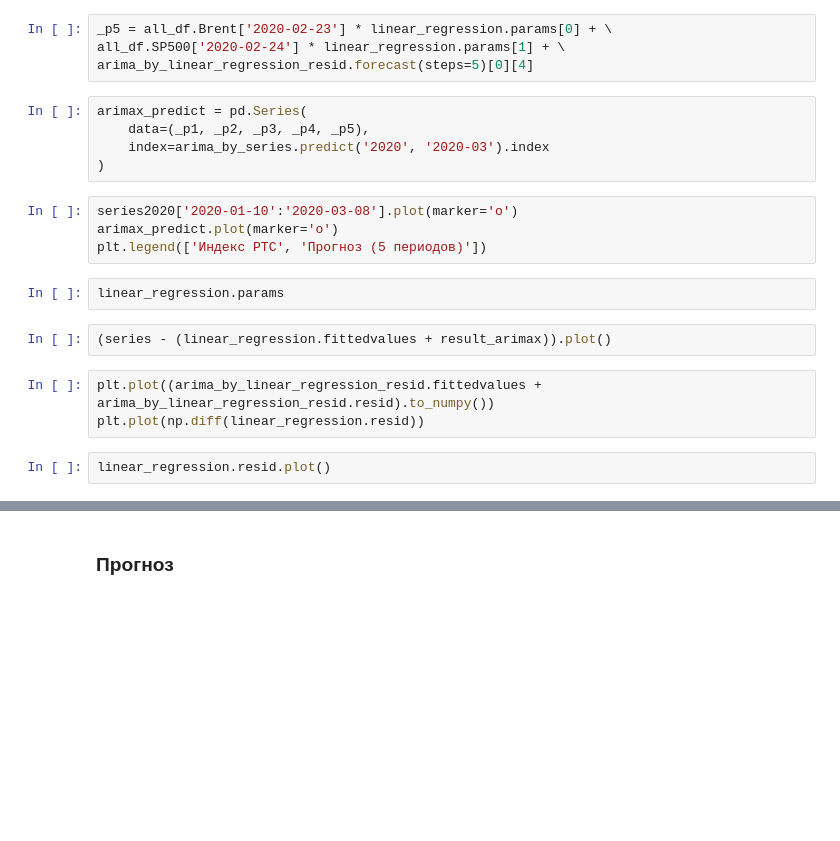
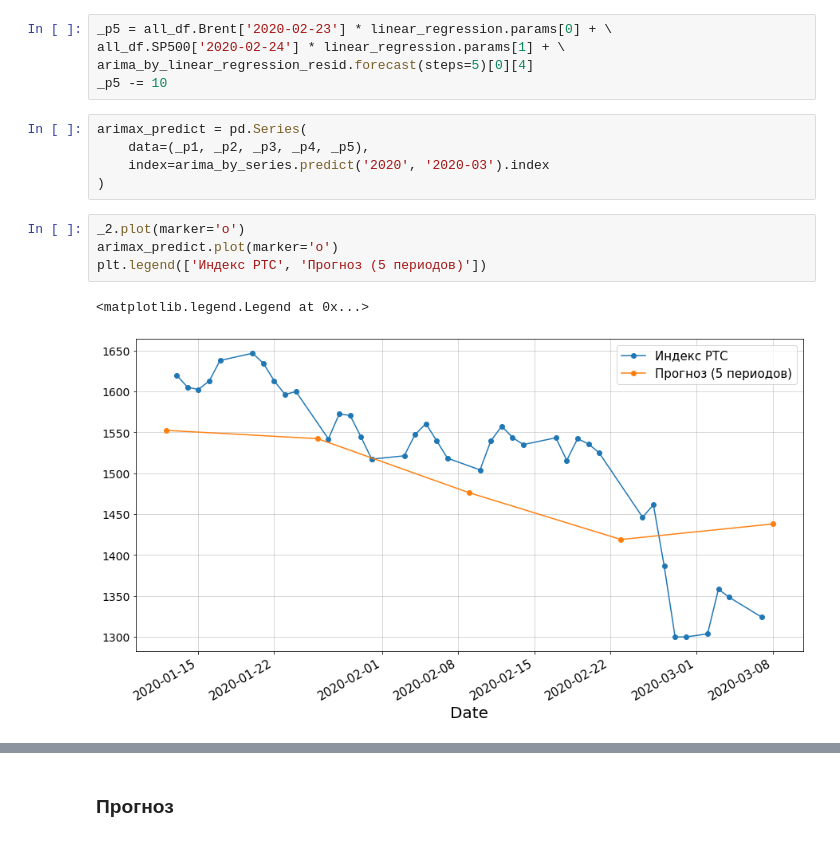
Before and after one commit to xtess16/RTSI, a Jupyter notebook: RTS.ipynb, the cells around one changed output, grey strips where cells are left out. Drawn from its saved outputs; the diff is of its cells as text; blank space fills up the shorter version.

```diff
--- a/RTS.ipynb
+++ b/RTS.ipynb
@@ -543,21 +669,16 @@ arima_by_linear_regression_resid.forecast(steps=4)[0][3]
 _p5 = all_df.Brent['2020-02-23'] * linear_regression.params[0] + \
 all_df.SP500['2020-02-24'] * linear_regression.params[1] + \
 arima_by_linear_regression_resid.forecast(steps=5)[0][4]
+_p5 -= 10
 # %%
 arimax_predict = pd.Series(
     data=(_p1, _p2, _p3, _p4, _p5),
     index=arima_by_series.predict('2020', '2020-03').index
 )
 # %%
-series2020['2020-01-10':'2020-03-08'].plot(marker='o')
+_2.plot(marker='o')
 arimax_predict.plot(marker='o')
 plt.legend(['Индекс РТС', 'Прогноз (5 периодов)'])
+# %% [output]
+<matplotlib.legend.Legend at 0x...>
+[figure, added]
-# %%
-linear_regression.params
-# %%
-(series - (linear_regression.fittedvalues + result_arimax)).plot()
-# %%
-plt.plot((arima_by_linear_regression_resid.fittedvalues + arima_by_linear_regression_resid.resid).to_numpy())
-plt.plot(np.diff(linear_regression.resid))
-# %%
-linear_regression.resid.plot()
```
Also changed, not shown: parts of 40 cells of this notebook, 3 other files.
